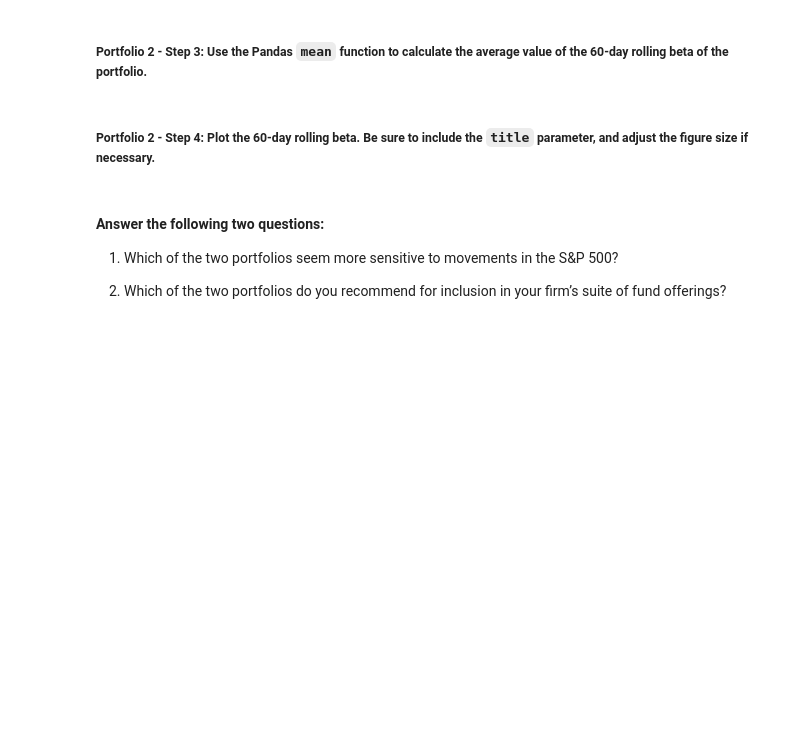
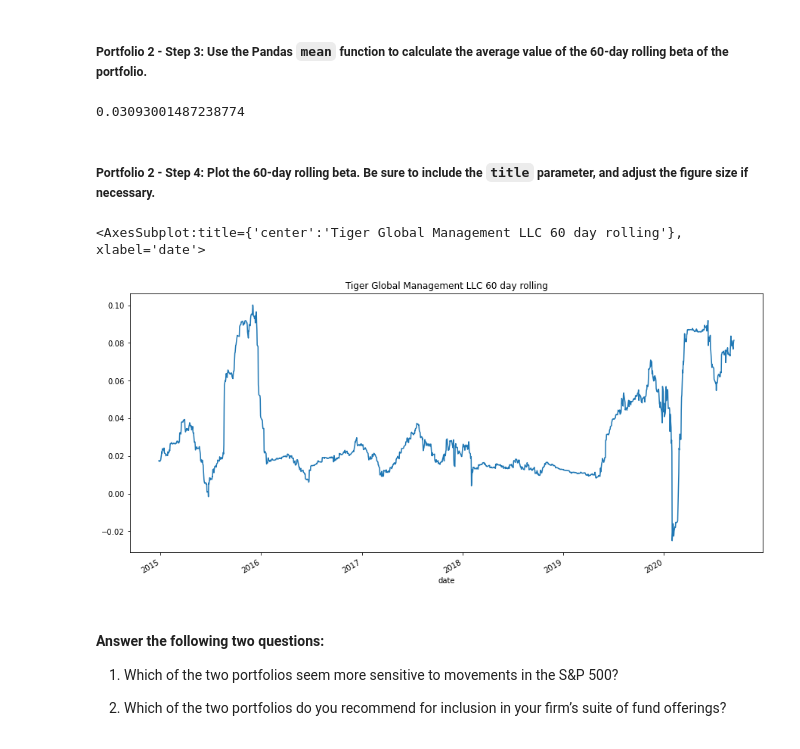
Before and after one commit to jjestrella/risk_return_analysis, a Jupyter notebook: risk_return_analysis/risk_return_analysis.ipynb, the cells around one changed output. Drawn from its saved outputs; the diff is of its cells as text; code cells hidden in the pictures; blank space fills up the shorter version.

```diff
--- a/risk_return_analysis/risk_return_analysis.ipynb
+++ b/risk_return_analysis/risk_return_analysis.ipynb
@@ -464,3 +501,6 @@ SyntaxError: invalid syntax (<ipython-input-1-2680d619ee5e>, line 3)
 # Calculate the covariance using a 60-day rolling window
 # Review the last five rows of the covariance data
 # YOUR CODE HERE
+
+tiger_cov = navs_daily_return["TIGER GLOBAL MANAGEMENT LLC"].rolling(60).cov(navs_daily_return["S&P 500"])
+tiger_cov.tail()
@@ -470,3 +518,5 @@ SyntaxError: invalid syntax (<ipython-input-1-2680d619ee5e>, line 3)
 # Calculate the beta based on the 60-day rolling covariance compared to the market (S&P 500)
 # Review the last five rows of the beta information
 # YOUR CODE HERE
+tiger_beta = tiger_cov / var_market
+tiger_beta.tail()
@@ -475,12 +533,20 @@ SyntaxError: invalid syntax (<ipython-input-1-2680d619ee5e>, line 3)
 # %%
 # Calculate the average of the 60-day rolling beta
 # YOUR CODE HERE
+tiger_beta_mean = tiger_beta.mean()
+tiger_beta_mean
+# %% [output]
+0.03093001487238774
 # %% [markdown]
 ##### Portfolio 2 - Step 4: Plot the 60-day rolling beta. Be sure to include the `title` parameter, and adjust the figure size if necessary.
 # %%
 # Plot the rolling beta
 # Include a title parameter and adjust the figure size
 # YOUR CODE HERE
+tiger_beta.plot(title="Tiger Global Management LLC 60 day rolling", figsize=(15,7))
+# %% [output]
+<AxesSubplot:title={'center':'Tiger Global Management LLC 60 day rolling'}, xlabel='date'>
+[figure, added]
 # %% [markdown]
 #### Answer the following two questions:
 
```
Also changed, not shown: parts of 12 cells of this notebook.
